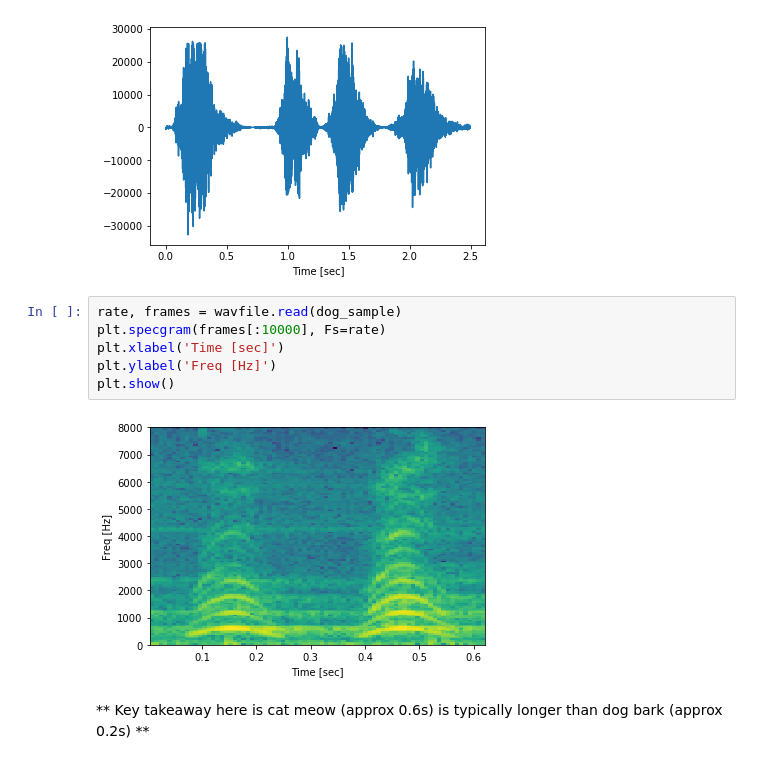
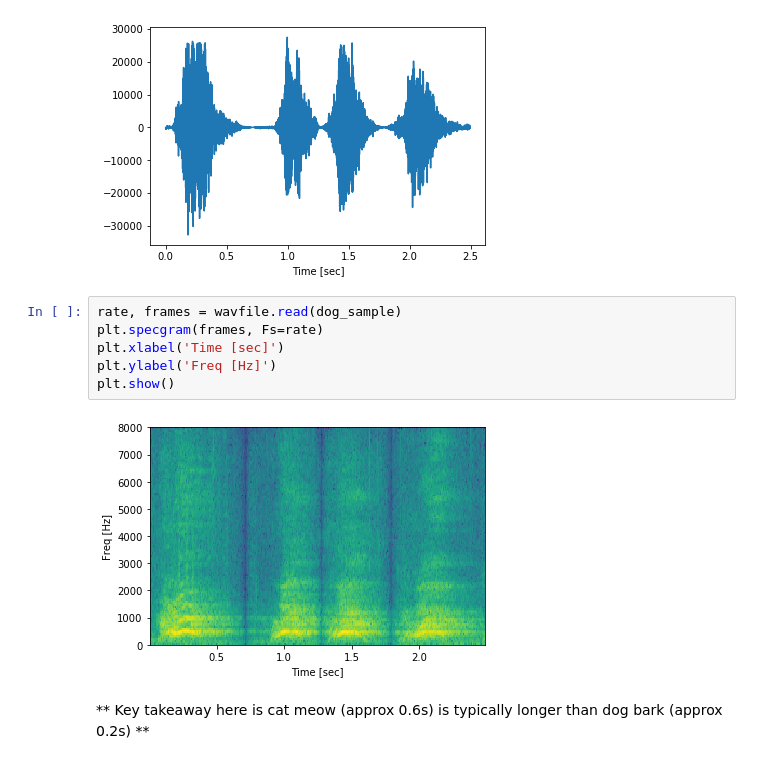
Before and after one commit to jonmak123/Kaggle-Stuff, a Jupyter notebook: Audio Cats Dogs/cat_dog_audio.ipynb, the cells around one changed output. Drawn from its saved outputs; the diff is of its cells as text.

```diff
--- a/Audio Cats Dogs/cat_dog_audio.ipynb
+++ b/Audio Cats Dogs/cat_dog_audio.ipynb
@@ -99,12 +95,12 @@ plt.show()
 [figure]
 # %%
 rate, frames = wavfile.read(dog_sample)
-plt.specgram(frames[:10000], Fs=rate)
+plt.specgram(frames, Fs=rate)
 plt.xlabel('Time [sec]')
 plt.ylabel('Freq [Hz]')
 plt.show()
 # %% [output]
-[figure, old version]
+[figure, new version]
 # %% [markdown]
 ** Key takeaway here is cat meow (approx 0.6s) is typically longer than dog bark (approx 0.2s) **
 # %% [markdown]
```
Also changed, not shown: parts of 2 cells of this notebook, 15 other files.
